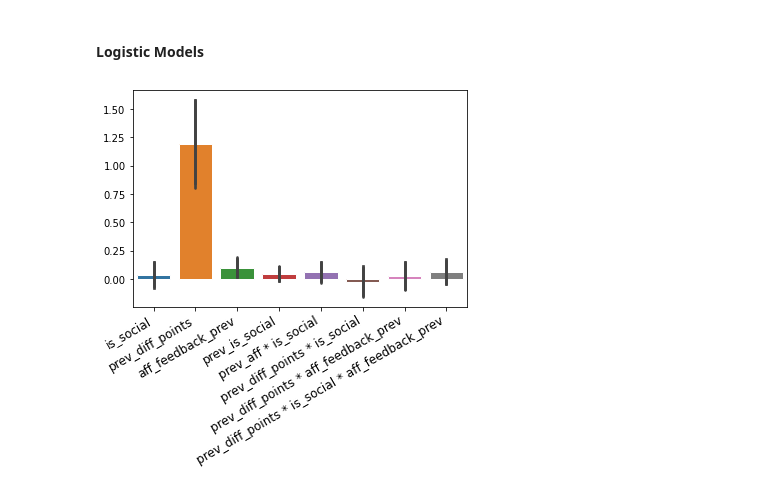
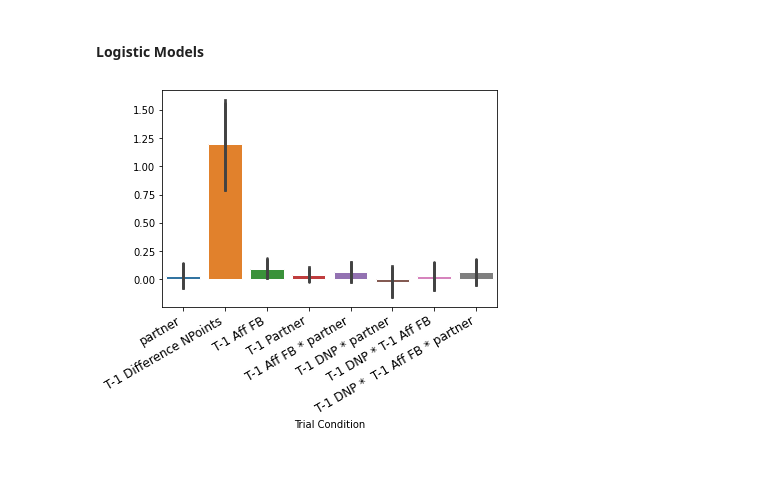
Before and after one commit to CalebRHaynes/reward-signals, a Jupyter notebook: rutgers_socreward.ipynb, the cells around one changed output. Cells and saved outputs as stored; diff of their text form; code cells hidden in the pictures; blank space fills up the shorter version.

```diff
--- a/rutgers_socreward.ipynb
+++ b/rutgers_socreward.ipynb
@@ -35,6 +35,7 @@ class Subject():
         self.subnum = subnum
         self.matfiles = [i for i in file_list if str(subnum) in i]
         self.df = make_derived_df(self.matfiles)
+        self.catches = merge_dataframes(self.matfiles)
 # %% [markdown]
 #### Logistic Models
 # %%
@@ -92,37 +93,43 @@ def get_model_weights(df):
     clf.fit(x, y)
 
     return clf.coef_[0].tolist()
+
+def plotbot(df):
+    #plot
+    fig, bar = plt.subplots()
+    ax = sns.barplot(data=df)
+
+    bar.set_xticklabels(df.columns, fontsize=12, rotation=30, ha= 'right')
+
+    sns.set_style("whitegrid")
+    ax = sns.barplot(data=df)
+    ax.set(xlabel='Trial Condition')
+    return plt.show()
 # %%
 #get subject list
 subject_list = (pd.Series([(i.split('/'))[1] for i in file_list]).unique())
 
 #make dataframe where subjects are rows and B0 per regressor are columns
 df = pd.DataFrame()
 intercept = []
 
 for i in subject_list:
     x = list({i: get_model_weights(Subject(i).df)}.values())[0]
     df[i] = x
 
 df = df.transpose()
 
 #len(df.columns) == len(data.columns -1)
-df.columns = ['is_social',
-              'prev_diff_points',
-              'aff_feedback_prev',
-              'prev_is_social',
-              'prev_aff * is_social',
-              'prev_diff_points * is_social',
-              'prev_diff_points * aff_feedback_prev',
-              'prev_diff_points * is_social * aff_feedback_prev'
+df.columns = ['partner',
+              'T-1 Difference NPoints',
+              'T-1 Aff FB',
+              'T-1 Partner',
+              'T-1 Aff FB * partner',
+              'T-1 DNP * partner',
+              'T-1 DNP * T-1 Aff FB',
+              'T-1 DNP *  T-1 Aff FB * partner'
 ]
 
-#plot
-fig, bar = plt.subplots()
-ax = sns.barplot(data=df)
-
-bar.set_xticklabels(df.columns, fontsize=12, rotation=30, ha= 'right');
-sns.set_style("whitegrid")
-ax = sns.barplot(data=df)#
+plotbot(df)
 # %% [output]
-[figure, old version]
+[figure, new version]
```
Also changed, not shown: parts of 8 cells of this notebook, 1 other file.
